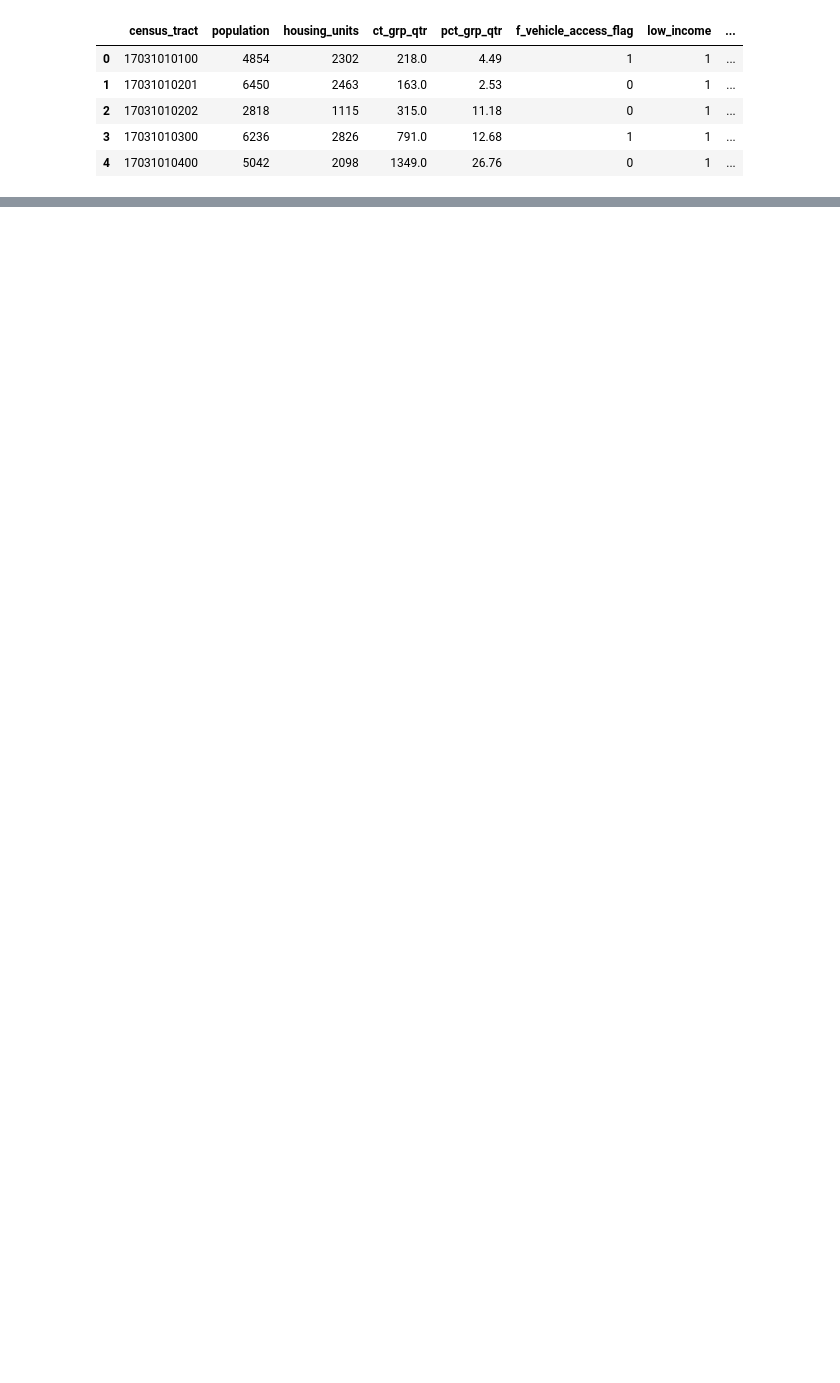
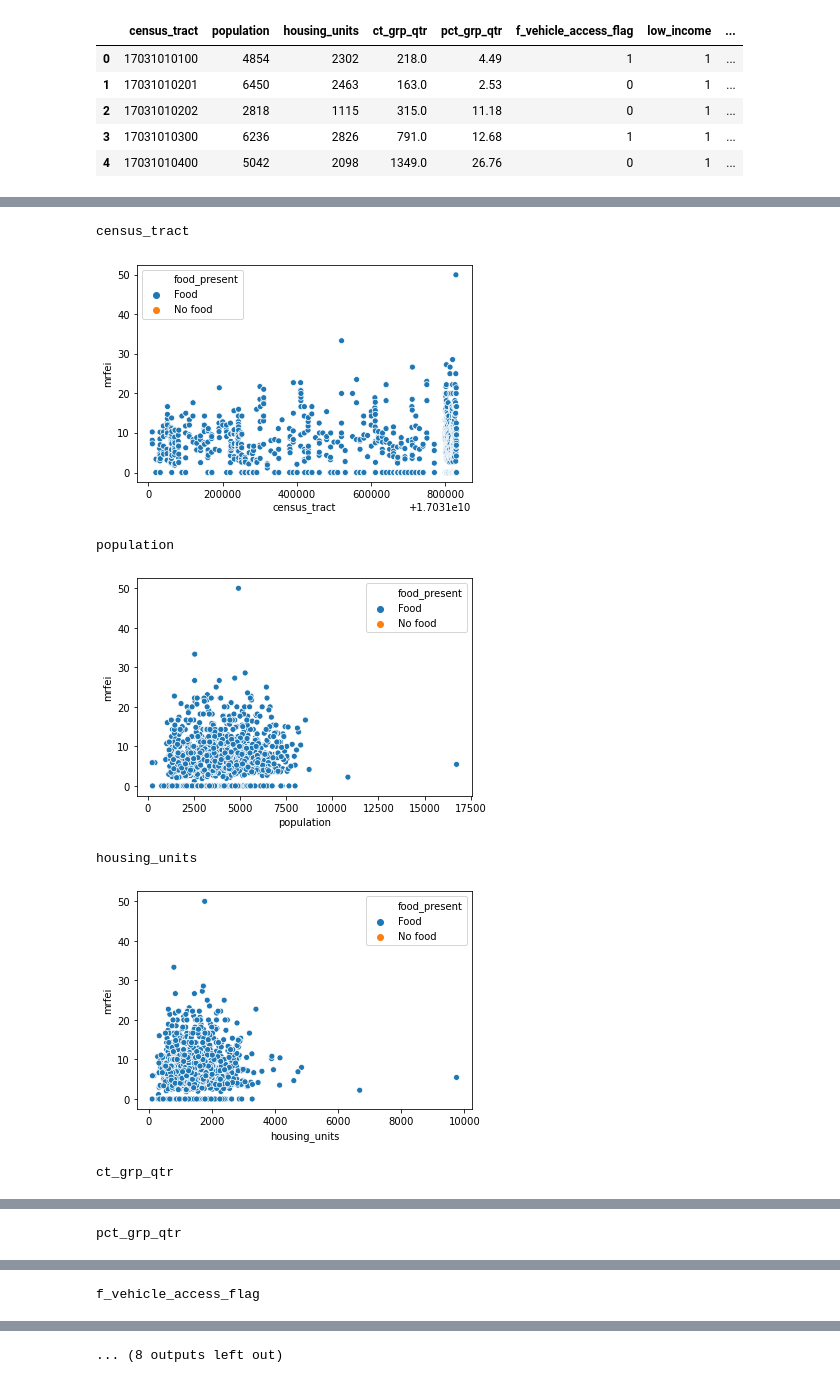
Before and after one commit to DS4A-team92/food-deserts, a Jupyter notebook: notebooks/1.0-bd-EDA.ipynb, the cells around one changed output, grey strips where cells are left out. Drawn from its saved outputs; the diff is of its cells as text; code cells hidden in the pictures; blank space fills up the shorter version.

```diff
--- a/notebooks/1.0-bd-EDA.ipynb
+++ b/notebooks/1.0-bd-EDA.ipynb
@@ -74,0 +142,17 @@ Name: mrfei, Length: 107, dtype: float64
+# %%
+core_df['mrfei']=df.mrfei.iloc[idxs]
+# %%
+core_df['food_present']=df.eating_locations.iloc[idxs]
+# %%
+for col in core_df.columns:
+    print(col)
+    sns.scatterplot(data=core_df, x=col, y='mrfei', hue='food_present')
+    plt.show()
+# %% [output]
+census_tract
+[figure, added]
+population
+[figure, added]
+housing_units
+[figure, added]
+ct_grp_qtr
@@ -74,0 +160 @@ Name: mrfei, Length: 107, dtype: float64
+pct_grp_qtr
@@ -74,0 +162 @@ Name: mrfei, Length: 107, dtype: float64
+f_vehicle_access_flag
@@ -74,0 +164 @@ Name: mrfei, Length: 107, dtype: float64
+... (8 outputs left out)
```
Also changed, not shown: parts of 18 cells of this notebook.
